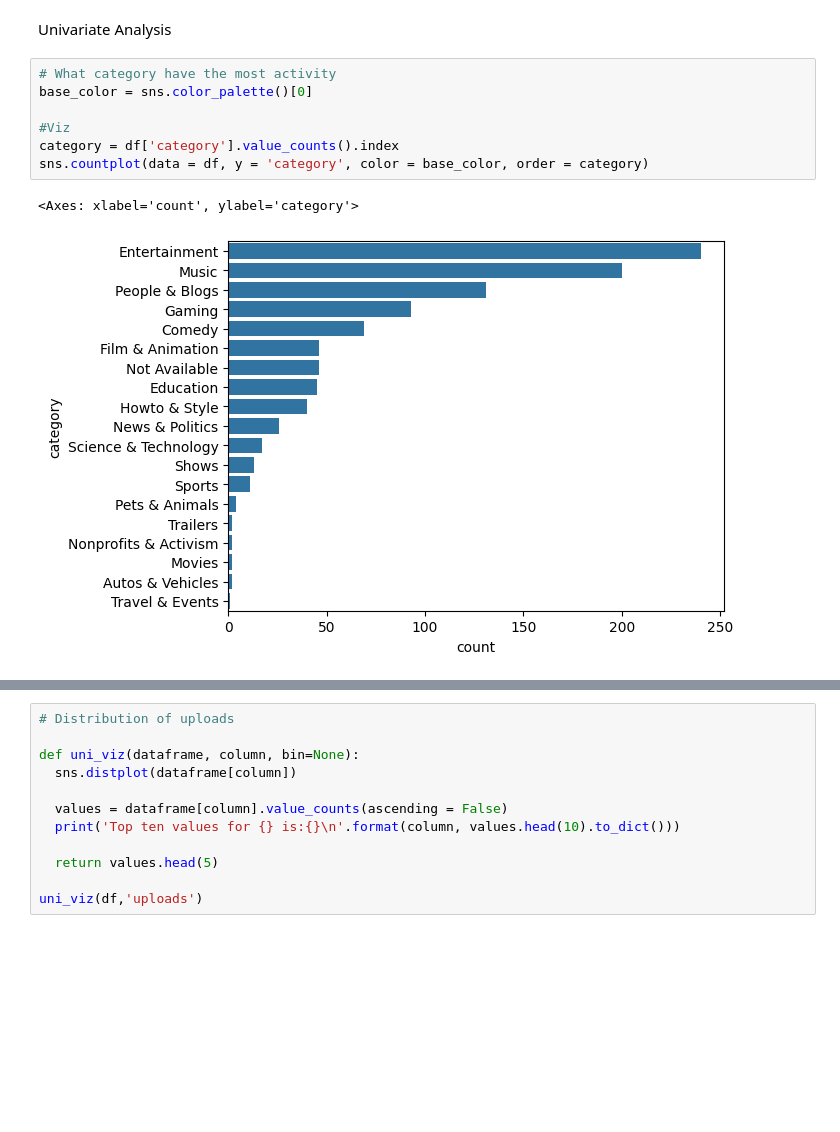
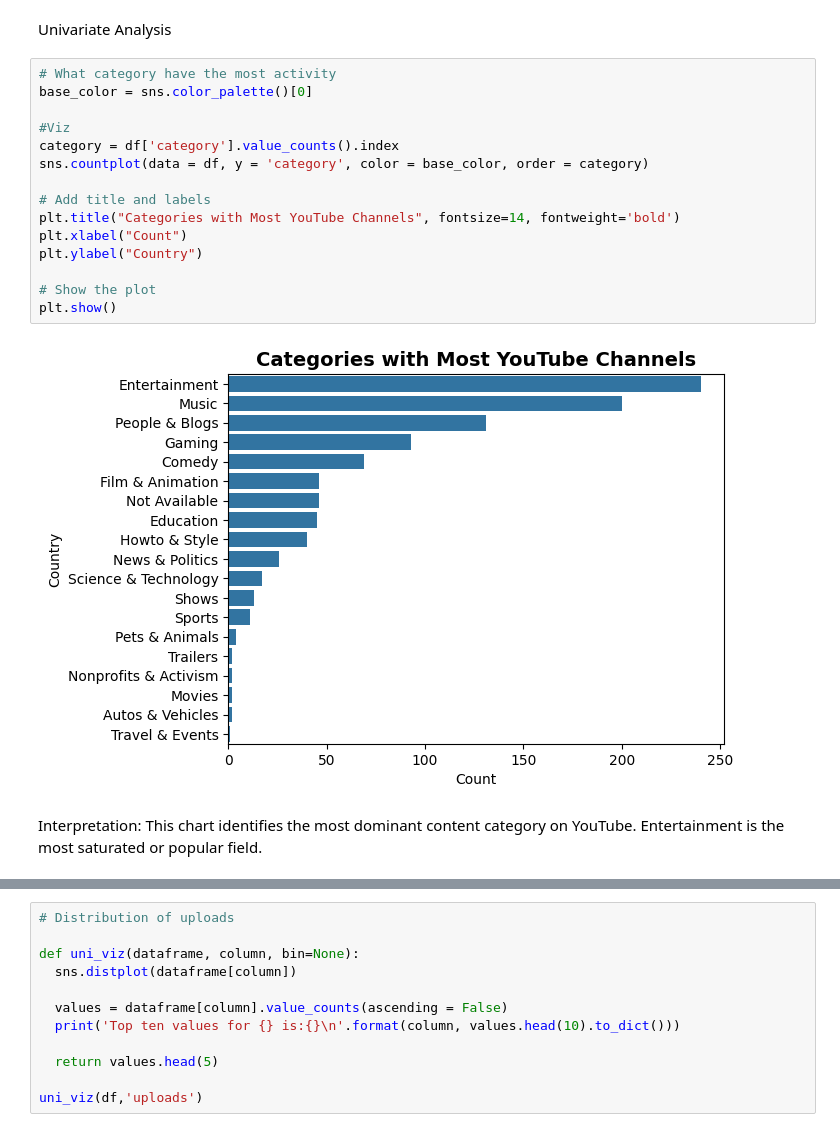
Before and after one commit to MercyMburu/PYDATA_CAPSTONE, a Jupyter notebook: Youtubestats.ipynb, the cells around one changed output, grey strips where cells are left out. Saved outputs shown, nothing was run; the diff lists cells and outputs as text; blank space fills up the shorter version.

```diff
--- a/Youtubestats.ipynb
+++ b/Youtubestats.ipynb
@@ -294,13 +284,23 @@ Univariate Analysis
 # %%
 # What category have the most activity
 base_color = sns.color_palette()[0]
 
 #Viz
 category = df['category'].value_counts().index
 sns.countplot(data = df, y = 'category', color = base_color, order = category)
+
+# Add title and labels
+plt.title("Categories with Most YouTube Channels", fontsize=14, fontweight='bold')
+plt.xlabel("Count")
+plt.ylabel("Country")
+
+# Show the plot
+plt.show()
 # %% [output]
-<Axes: xlabel='count', ylabel='category'>
-[figure, old version]
+[figure, new version]
+# %% [markdown]
+Interpretation:
+This chart identifies the most dominant content category on YouTube. Entertainment is the most saturated or popular field.
 # %%
 # What Countries have the highest amount of YT activity
 '''
```
Also changed, not shown: parts of 25 cells of this notebook.
